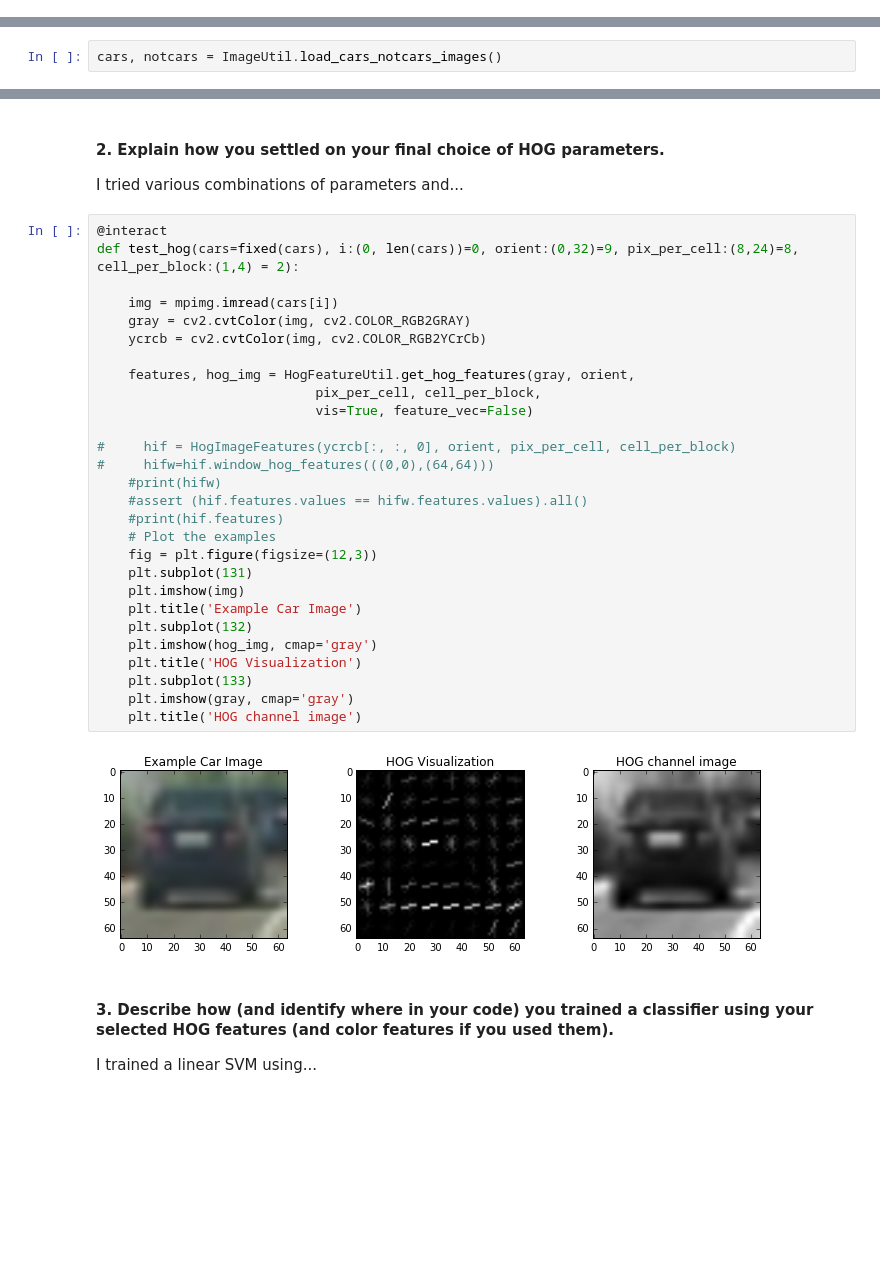
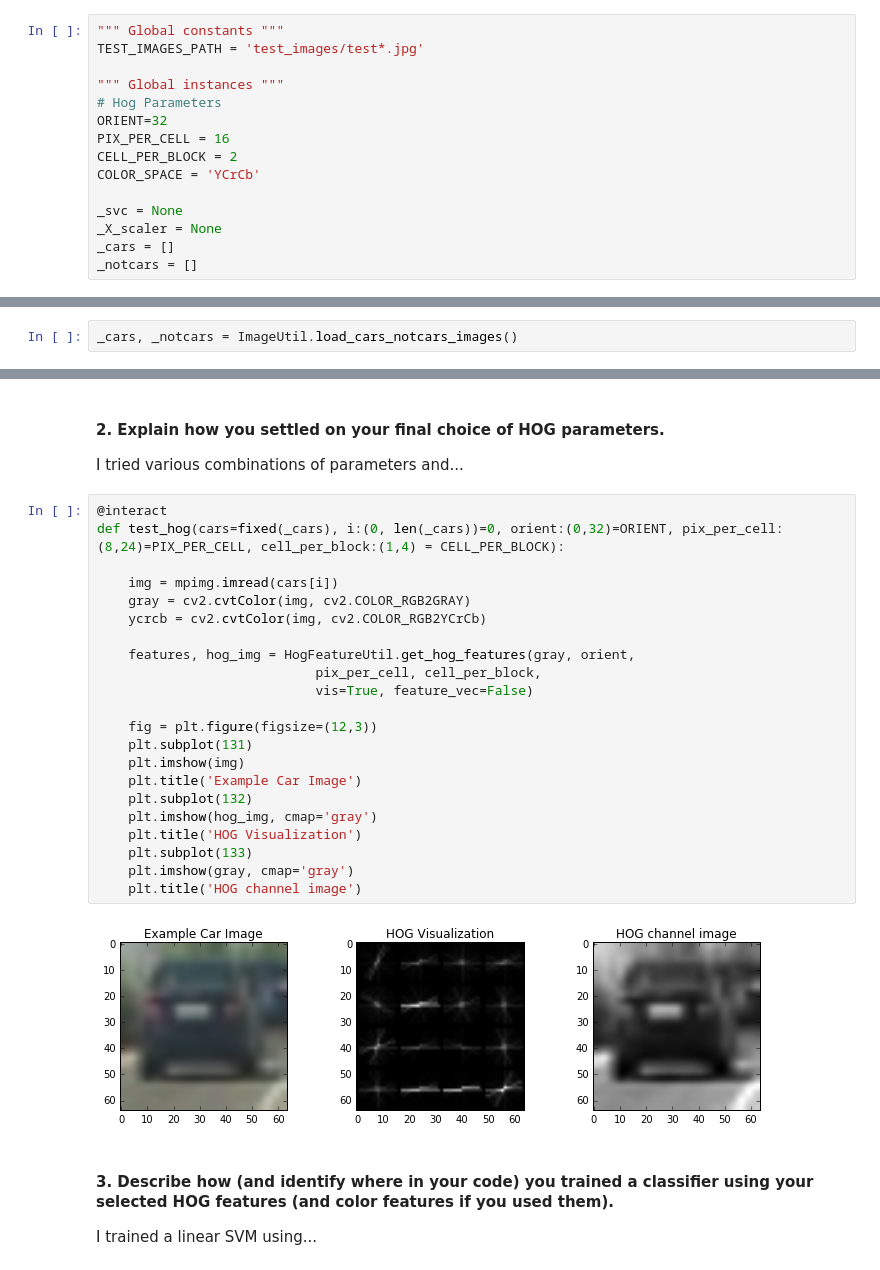
Before and after one commit to jasonhuh/CarND-Vehicle-Detection, a Jupyter notebook: CarND-Vehicle-Detection.ipynb, the cells around one changed output, grey strips where cells are left out. Drawn from its saved outputs; the diff is of its cells as text; blank space fills up the shorter version.

```diff
--- a/CarND-Vehicle-Detection.ipynb
+++ b/CarND-Vehicle-Detection.ipynb
@@ -29,6 +31,21 @@ from videoutil import VideoUtil
 # %% [output]
 The autoreload extension is already loaded. To reload it, use:
   %reload_ext autoreload
+# %%
+""" Global constants """
+TEST_IMAGES_PATH = 'test_images/test*.jpg'
+
+""" Global instances """
+# Hog Parameters
+ORIENT=32
+PIX_PER_CELL = 16
+CELL_PER_BLOCK = 2
+COLOR_SPACE = 'YCrCb'
+
+_svc = None
+_X_scaler = None
+_cars = []
+_notcars = []
 # %% [markdown]
 ### Histogram of Oriented Gradients (HOG)
 
@@ -50,7 +68,7 @@ I prepared the training images in the following folder structure.
     - images/non-vehicles/Extras
     - images/non-vehicles/GTI
 # %%
-cars, notcars = ImageUtil.load_cars_notcars_images()
+_cars, _notcars = ImageUtil.load_cars_notcars_images()
 # %%
 """ Visualization and Validation """
 def random_img(arr):
@@ -127,34 +140,28 @@ test_hog_random_car_and_notcar(cars, notcars, 5)
 I tried various combinations of parameters and...
 # %%
 @interact
-def test_hog(cars=fixed(cars), i:(0, len(cars))=0, orient:(0,32)=9, pix_per_cell:(8,24)=8, cell_per_block:(1,4) = 2):
+def test_hog(cars=fixed(_cars), i:(0, len(_cars))=0, orient:(0,32)=ORIENT, pix_per_cell:(8,24)=PIX_PER_CELL, cell_per_block:(1,4) = CELL_PER_BLOCK):
 
     img = mpimg.imread(cars[i])
     gray = cv2.cvtColor(img, cv2.COLOR_RGB2GRAY)
     ycrcb = cv2.cvtColor(img, cv2.COLOR_RGB2YCrCb)
 
     features, hog_img = HogFeatureUtil.get_hog_features(gray, orient,
                             pix_per_cell, cell_per_block,
                             vis=True, feature_vec=False)
 
-#     hif = HogImageFeatures(ycrcb[:, :, 0], orient, pix_per_cell, cell_per_block)
-#     hifw=hif.window_hog_features(((0,0),(64,64)))
-    #print(hifw)
-    #assert (hif.features.values == hifw.features.values).all()
-    #print(hif.features)
-    # Plot the examples
     fig = plt.figure(figsize=(12,3))
     plt.subplot(131)
     plt.imshow(img)
     plt.title('Example Car Image')
     plt.subplot(132)
     plt.imshow(hog_img, cmap='gray')
     plt.title('HOG Visualization')
     plt.subplot(133)
     plt.imshow(gray, cmap='gray')
     plt.title('HOG channel image')
 # %% [output]
-[figure, old version]
+[figure, new version]
 # %% [markdown]
 #### 3. Describe how (and identify where in your code) you trained a classifier using your selected HOG features (and color features if you used them).
 
```
Also changed, not shown: parts of 18 cells of this notebook.
